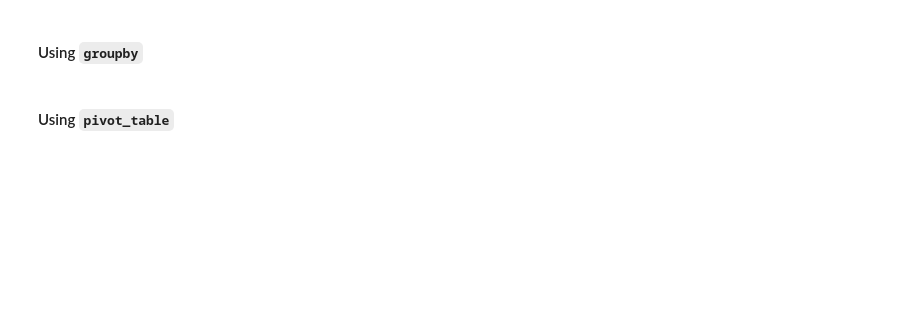
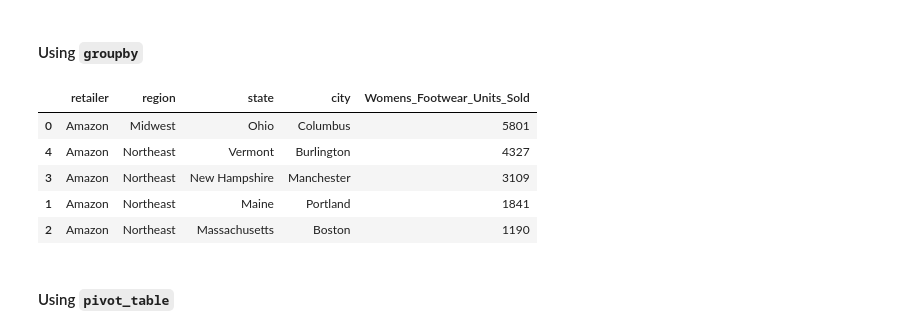
Before and after one commit to sir-hobbyjog/athletic_sales_analysis, a Jupyter notebook: athletic_sales_analysis_starter_code.ipynb, the cells around one changed output. Saved outputs shown, nothing was run; the diff lists cells and outputs as text; code cells hidden in the pictures; blank space fills up the shorter version.

```diff
--- a/athletic_sales_analysis_starter_code.ipynb
+++ b/athletic_sales_analysis_starter_code.ipynb
@@ -232,8 +281,17 @@ grouped_data.to_frame().head().sort_values(by='Total Sales', ascending=False)
 # %%
 # Show the total number of women's athletic footwear sold for each retailer, region, state, and city.
 # Rename the "units_sold" column to "Womens_Footwear_Units_Sold"
+grouped_data3 = womens_footwear.groupby(['retailer', 'region', 'state', 'city'])['units_sold'].sum().rename('Womens_Footwear_Units_Sold').reset_index()
 
 # Show the top 5 results.
+grouped_data3.head().sort_values(by='Womens_Footwear_Units_Sold', ascending=False)
+# %% [output]
+|  | retailer | region | state | city | Womens_Footwear_Units_Sold |
+| 0 | Amazon | Midwest | Ohio | Columbus | 5801 |
+| 4 | Amazon | Northeast | Vermont | Burlington | 4327 |
+| 3 | Amazon | Northeast | New Hampshire | Manchester | 3109 |
+| 1 | Amazon | Northeast | Maine | Portland | 1841 |
+| 2 | Amazon | Northeast | Massachusetts | Boston | 1190 |
 # %% [markdown]
 #### Using `pivot_table`
 # %%
```
Also changed, not shown: parts of 8 cells of this notebook.
